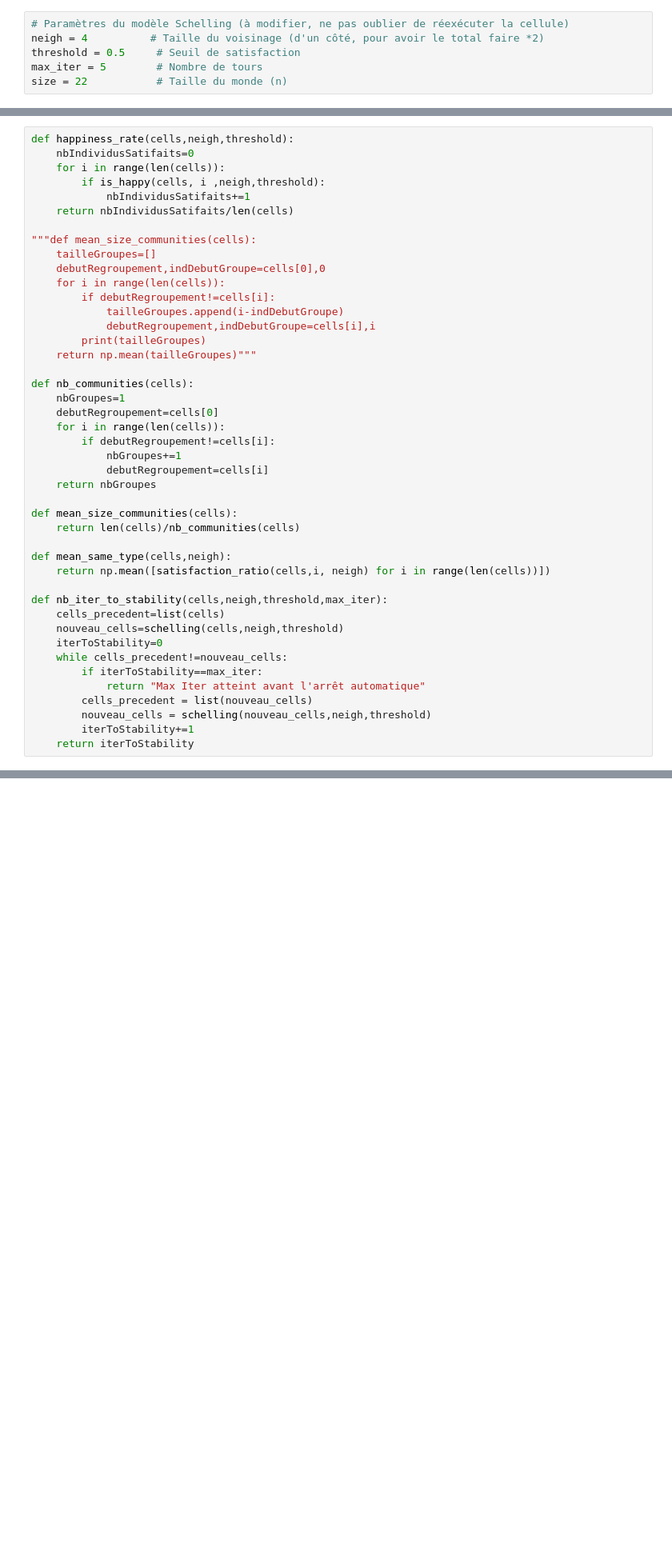
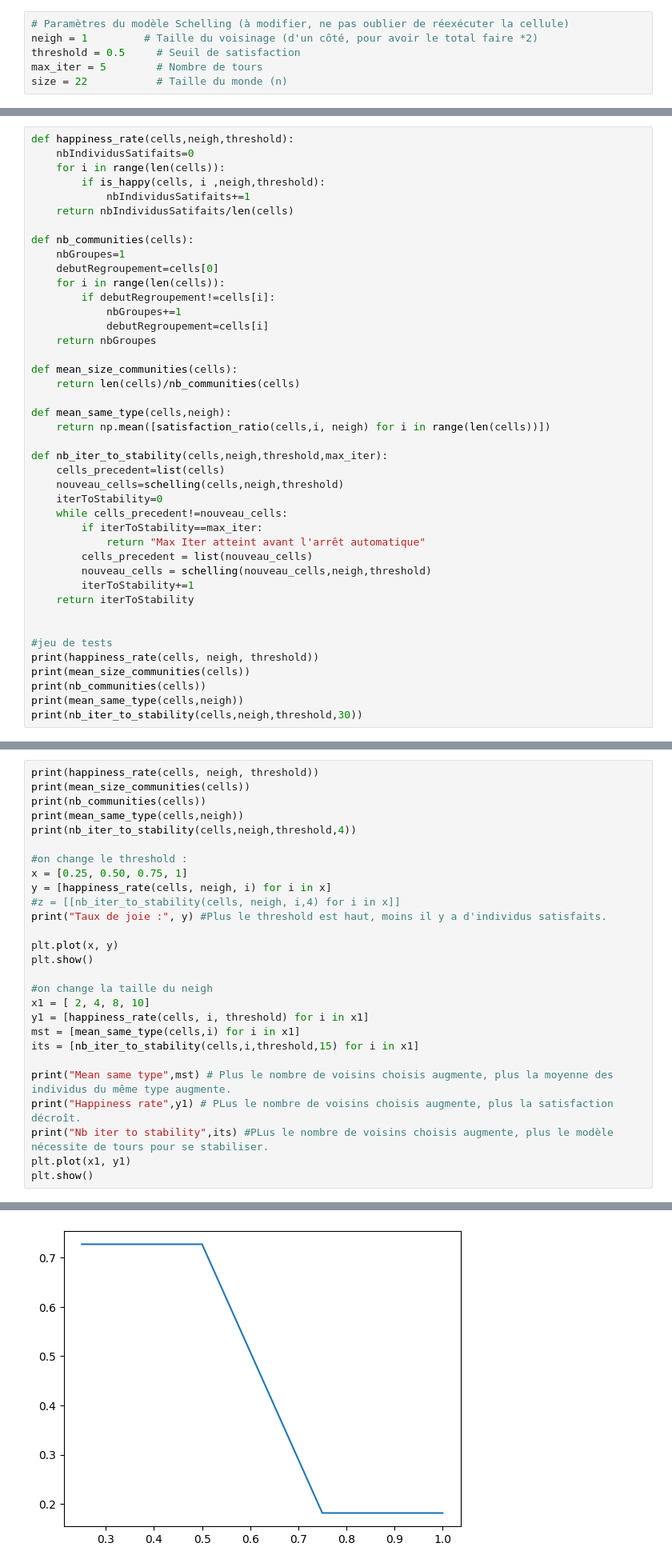
Before and after one commit to Paradise-Dami/Cours-Sorbonne-Imad, a Jupyter notebook: are dynamique/Schelling.ipynb, the cells around one changed output, grey strips where cells are left out. Shown at 80% size. Cells and saved outputs as stored; diff of their text form; blank space fills up the shorter version.

```diff
--- a/are dynamique/Schelling.ipynb
+++ b/are dynamique/Schelling.ipynb
@@ -74,7 +74,7 @@ import random
 from matplotlib import pyplot as plt
 # %%
 # Paramètres du modèle Schelling (à modifier, ne pas oublier de réexécuter la cellule)
-neigh = 4          # Taille du voisinage (d'un côté, pour avoir le total faire *2)
+neigh = 1         # Taille du voisinage (d'un côté, pour avoir le total faire *2)
 threshold = 0.5     # Seuil de satisfaction
 max_iter = 5        # Nombre de tours
 size = 22           # Taille du monde (n)
@@ -278,16 +362,6 @@ def happiness_rate(cells,neigh,threshold):
         if is_happy(cells, i ,neigh,threshold):
             nbIndividusSatifaits+=1
     return nbIndividusSatifaits/len(cells)
-
-"""def mean_size_communities(cells):
-    tailleGroupes=[]
-    debutRegroupement,indDebutGroupe=cells[0],0
-    for i in range(len(cells)):
-        if debutRegroupement!=cells[i]:
-            tailleGroupes.append(i-indDebutGroupe)
-            debutRegroupement,indDebutGroupe=cells[i],i
-        print(tailleGroupes)
-    return np.mean(tailleGroupes)"""
 
 def nb_communities(cells):
     nbGroupes=1
@@ -315,3 +389,11 @@ def nb_iter_to_stability(cells,neigh,threshold,max_iter):
         nouveau_cells = schelling(nouveau_cells,neigh,threshold)
         iterToStability+=1
     return iterToStability
+
+
+#jeu de tests
+print(happiness_rate(cells, neigh, threshold))
+print(mean_size_communities(cells))
+print(nb_communities(cells))
+print(mean_same_type(cells,neigh))
+print(nb_iter_to_stability(cells,neigh,threshold,30))
@@ -319,3 +419,31 @@ def nb_iter_to_stability(cells,neigh,threshold,max_iter):
 **Question 11 :** Faire varier les paramètres du modèle et observer l'évolution des différentes métriques. Tracer les courbes correspondantes, si elles sont judicieuses, en utilisant matplotlib ; puis décrire les phénomènes observés (pas plus de 3 courbes, un paragraphe par phénomène observé).
 
 *Indices :* Tracer l'évolution du taux de satisfaction au fil des tours. Faire évoluer le seuil de satisfaction par pas de 0.1 de 0 à 1. Etudier la taille des regroupements homogènes en fonction de ce seuil. Nombre de tours nécessaires pour arriver à un état stable en fonction de la taille du monde.
+# %%
+print(happiness_rate(cells, neigh, threshold))
+print(mean_size_communities(cells))
+print(nb_communities(cells))
+print(mean_same_type(cells,neigh))
+print(nb_iter_to_stability(cells,neigh,threshold,4))
+
+#on change le threshold :
+x = [0.25, 0.50, 0.75, 1]
+y = [happiness_rate(cells, neigh, i) for i in x]
+#z = [[nb_iter_to_stability(cells, neigh, i,4) for i in x]]
+print("Taux de joie :", y) #Plus le threshold est haut, moins il y a d'individus satisfaits.
+
+plt.plot(x, y)
+plt.show()
+
+#on change la taille du neigh
+x1 = [ 2, 4, 8, 10]
+y1 = [happiness_rate(cells, i, threshold) for i in x1]
+mst = [mean_same_type(cells,i) for i in x1]
+its = [nb_iter_to_stability(cells,i,threshold,15) for i in x1]
+
+print("Mean same type",mst) # Plus le nombre de voisins choisis augmente, plus la moyenne des individus du même type augmente.
+print("Happiness rate",y1) # PLus le nombre de voisins choisis augmente, plus la satisfaction décroît.
+print("Nb iter to stability",its) #PLus le nombre de voisins choisis augmente, plus le modèle nécessite de tours pour se stabiliser.
+plt.plot(x1, y1)
+plt.show()
+# %% [output]
@@ -321,0 +467 @@ def nb_iter_to_stability(cells,neigh,threshold,max_iter):
+[figure, added]
```
Also changed, not shown: parts of 10 cells of this notebook, 1 other file.
